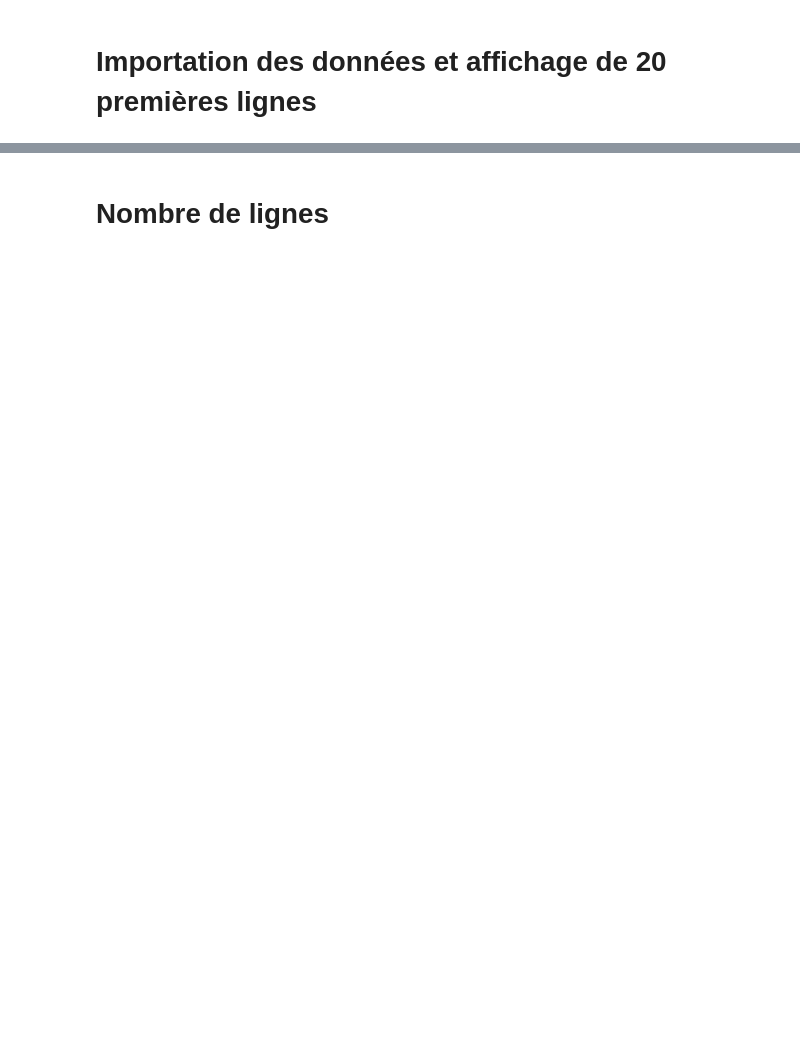
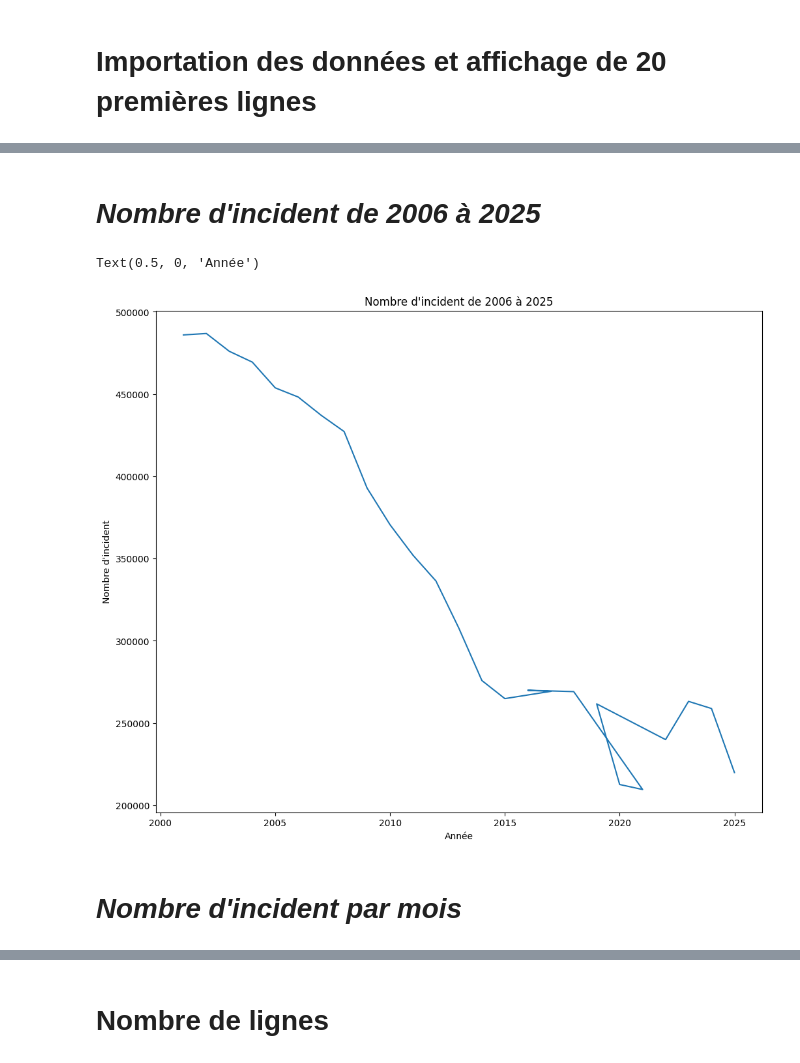
Before and after one commit to bigirimanainnocent12/Spark, a Jupyter notebook: PYSPARK.ipynb, the cells around one changed output, grey strips where cells are left out. Cells and saved outputs as stored; diff of their text form; code cells hidden in the pictures; blank space fills up the shorter version.

```diff
--- a/PYSPARK.ipynb
+++ b/PYSPARK.ipynb
@@ -46,0 +45,8 @@ only showing top 20 rows
+# %%
+from pyspark.sql.functions import col, to_timestamp
+
+df = df.withColumn("Date", to_timestamp(col("Date"), "MM/dd/yyyy hh:mm:ss a")) \
+       .withColumn("Latitude", col("Latitude").cast("float")) \
+       .withColumn("Longitude", col("Longitude").cast("float")) \
+       .withColumn("Updated On", to_timestamp(col("Updated On"), "MM/dd/yyyy hh:mm:ss a"))
+df.show()
@@ -46,0 +104,8 @@ only showing top 20 rows
+# %%
+from pyspark.sql.functions import when, col
+df = df.withColumn(
+    "Primary Type",
+    when(col("Primary Type") =="CRIM SEXUAL ASSAULT","CRIMINAL SEXUAL ASSAULT")
+    .otherwise(col("Primary Type"))
+)
+df.show()
@@ -46,0 +132,7 @@ only showing top 20 rows
+# %%
+from pyspark.sql.functions import col,dayofmonth,month,weekday,when
+df = df.withColumn("Jour du mois", dayofmonth(col("Date")))\
+       .withColumn("mois de l'incident",month(col("Date")))\
+       .withColumn("Jour de la semaine",weekday(col("Date")))\
+       .withColumn("Week_end",when(col("Jour de la semaine").isin(0,4),0).otherwise(1))
+df.show()
@@ -46,0 +199,8 @@ only showing top 20 rows
+# %%
+from pyspark.sql.functions import udf
+from pyspark.sql.types import StringType
+mois_udf=udf(mois,StringType())
+jourdelasemaine_udf=udf(jourdelasemaine,StringType())
+df=df.withColumn("mois de l'incident",mois_udf(col("mois de l'incident")))
+df=df.withColumn("Jour de la semaine",jourdelasemaine_udf(col("Jour de la semaine")))
+df.show()
@@ -46,0 +259,15 @@ only showing top 20 rows
+# %% [markdown]
+# ***Nombre d'incident de 2006 à 2025***
+# %%
+import matplotlib.pyplot as plt
+nombre_incident_an=(df.groupBy('Year').count()).toPandas()
+plt.figure(figsize=(12, 10))
+plt.plot(nombre_incident_an.Year,nombre_incident_an['count'])
+plt.title("Nombre d'incident de 2006 à 2025")
+plt.ylabel("Nombre d'incident")
+plt.xlabel("Année")
+# %% [output]
+Text(0.5, 0, 'Année')
+[figure, added]
+# %% [markdown]
+# ***Nombre d'incident par mois***
```
Also changed, not shown: parts of 44 cells of this notebook.
